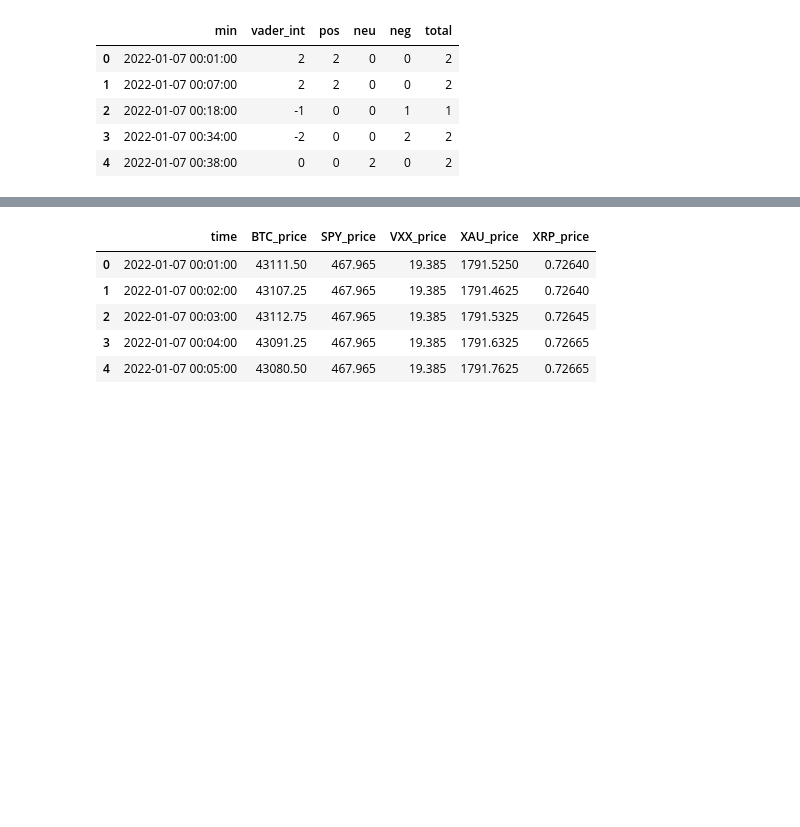
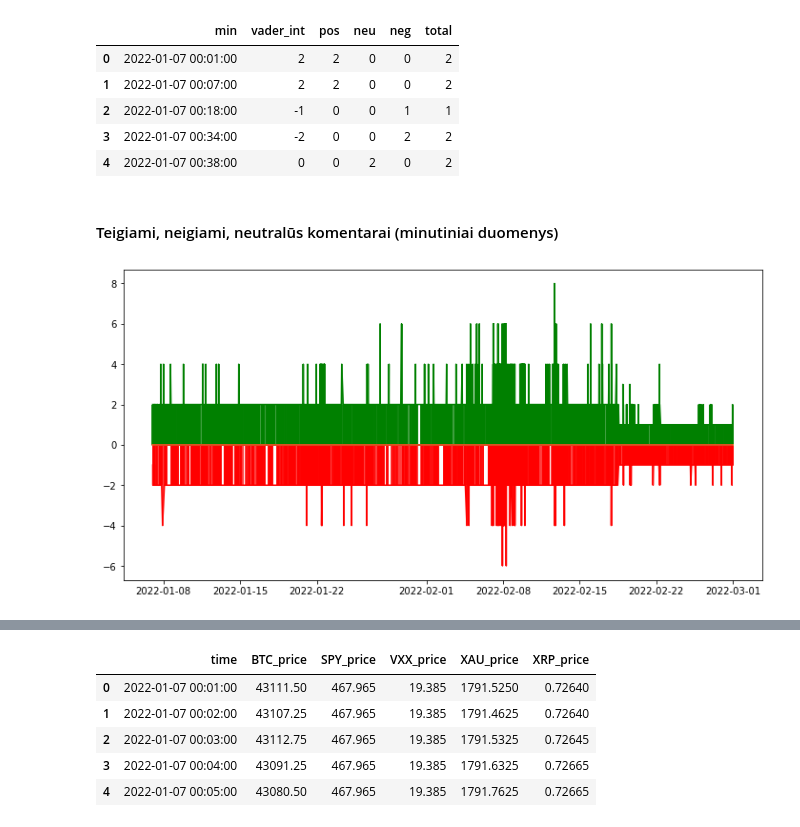
Before and after one commit to MGaulia/PD, a Jupyter notebook: 3 Sentiment.ipynb, the cells around one changed output, grey strips where cells are left out. Cells and saved outputs as stored; diff of their text form; code cells hidden in the pictures; blank space fills up the shorter version.

```diff
--- a/3 Sentiment.ipynb
+++ b/3 Sentiment.ipynb
@@ -207,3 +205,19 @@ minutesum.head()
 | 2 | 2022-01-07 00:18:00 | -1 | 0 | 0 | 1 | 1 |
 | 3 | 2022-01-07 00:34:00 | -2 | 0 | 0 | 2 | 2 |
 | 4 | 2022-01-07 00:38:00 | 0 | 0 | 2 | 0 | 2 |
+# %% [markdown]
+#### Teigiami, neigiami, neutralūs komentarai (minutiniai duomenys)
+# %%
+posmin = minutesum.loc[minutesum['vader_int'] > 0]
+negmin = minutesum.loc[minutesum['vader_int'] < 0]
+neumin = minutesum.loc[minutesum['vader_int'] == 0]
+
+f = plt.figure()
+f.set_figwidth(12)
+f.set_figheight(6)
+plt.stem(posmin['min'], posmin['vader_int'], markerfmt = 'green', linefmt = 'green')
+plt.stem(negmin['min'], negmin['vader_int'], markerfmt = 'red', linefmt = 'red')
+plt.stem(neumin['min'], neumin['vader_int'], markerfmt = 'yellow', linefmt = 'yellow')
+plt.show()
+# %% [output]
+[figure, added]
```
Also changed, not shown: parts of 14 cells of this notebook, 1 other file.
